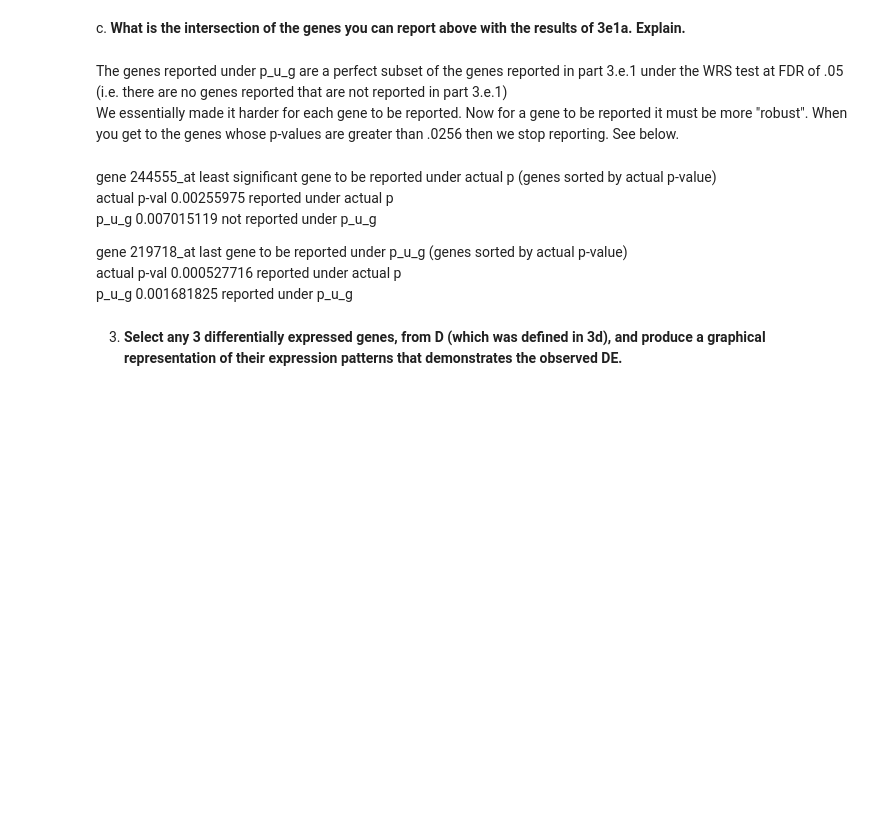
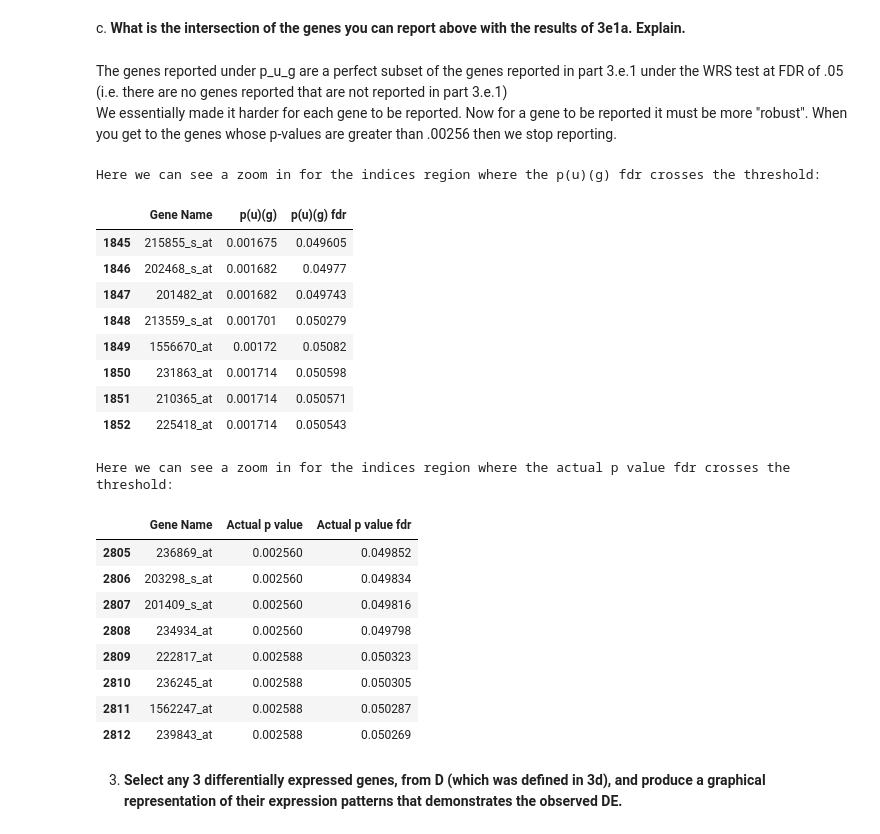
Before and after one commit to OfekBasson/StatisticsAndDataAnalsysHW3, a Jupyter notebook: HW3.ipynb, the cells around one changed output. Cells and saved outputs as stored; diff of their text form; code cells hidden in the pictures; blank space fills up the shorter version.

```diff
--- a/HW3.ipynb
+++ b/HW3.ipynb
@@ -451,4 +418,4 @@ We can report now 1847 genes
 c. <b>What is the intersection of the genes you can report above with the results of 3e1a. Explain.</b>
 # %% [markdown]
 The genes reported under p_u_g are  a perfect subset of the genes reported in part 3.e.1 under the WRS test at FDR of .05 (i.e. there are no genes reported that are not reported in part 3.e.1)
-We essentially made it harder for each gene to be reported.  Now for a gene to be reported it must be more "robust".  When you get to the genes whose p-values are greater than .0256 then we stop reporting.  See below.
+We essentially made it harder for each gene to be reported.  Now for a gene to be reported it must be more "robust".  When you get to the genes whose p-values are greater than .00256 then we stop reporting.
@@ -457,11 +422,30 @@ We essentially made it harder for each gene to be reported.  Now for a gene to b
-# %% [markdown]
-gene	244555_at		least significant gene to be reported under actual p (genes sorted by actual p-value)
-actual p-val	0.00255975		reported under actual p
-p_u_g	0.007015119		not reported under p_u_g
-
-
-gene	219718_at		last gene to be reported under p_u_g (genes sorted by actual p-value)
-actual p-val	0.000527716		reported under actual p
-p_u_g	0.001681825		reported under p_u_g
+# %%
+sorted_p_u_dataframe["Actual p value fdr"] = (np.sort(p_values_dataframe["Actual p value"]) * N) / np.arange(1, N+1)
+
+print("Here we can see a zoom in for the indices region where the p(u)(g) fdr crosses the threshold:")
+display((sorted_p_u_dataframe.iloc[1844:1852])[["Gene Name", "p(u)(g)", "p(u)(g) fdr"]])
+print("Here we can see a zoom in for the indices region where the actual p value fdr crosses the threshold:")
+display(sorted_p_u_dataframe.iloc[2804:2812][["Gene Name", "Actual p value", "Actual p value fdr"]])
+# %% [output]
+Here we can see a zoom in for the indices region where the p(u)(g) fdr crosses the threshold:
+|  | Gene Name | p(u)(g) | p(u)(g) fdr |
+| 1845 | 215855_s_at | 0.001675 | 0.049605 |
+| 1846 | 202468_s_at | 0.001682 | 0.04977 |
+| 1847 | 201482_at | 0.001682 | 0.049743 |
+| 1848 | 213559_s_at | 0.001701 | 0.050279 |
+| 1849 | 1556670_at | 0.00172 | 0.05082 |
+| 1850 | 231863_at | 0.001714 | 0.050598 |
+| 1851 | 210365_at | 0.001714 | 0.050571 |
+| 1852 | 225418_at | 0.001714 | 0.050543 |
+Here we can see a zoom in for the indices region where the actual p value fdr crosses the threshold:
+|  | Gene Name | Actual p value | Actual p value fdr |
+| 2805 | 236869_at | 0.002560 | 0.049852 |
+| 2806 | 203298_s_at | 0.002560 | 0.049834 |
+| 2807 | 201409_s_at | 0.002560 | 0.049816 |
+| 2808 | 234934_at | 0.002560 | 0.049798 |
+| 2809 | 222817_at | 0.002588 | 0.050323 |
+| 2810 | 236245_at | 0.002588 | 0.050305 |
+| 2811 | 1562247_at | 0.002588 | 0.050287 |
+| 2812 | 239843_at | 0.002588 | 0.050269 |
 # %% [markdown]
 3. <b>Select any 3 differentially expressed genes, from D (which was defined in 3d), and produce a graphical representation of their expression patterns that demonstrates the observed DE.</b>
```
Also changed, not shown: parts of 13 cells of this notebook.
